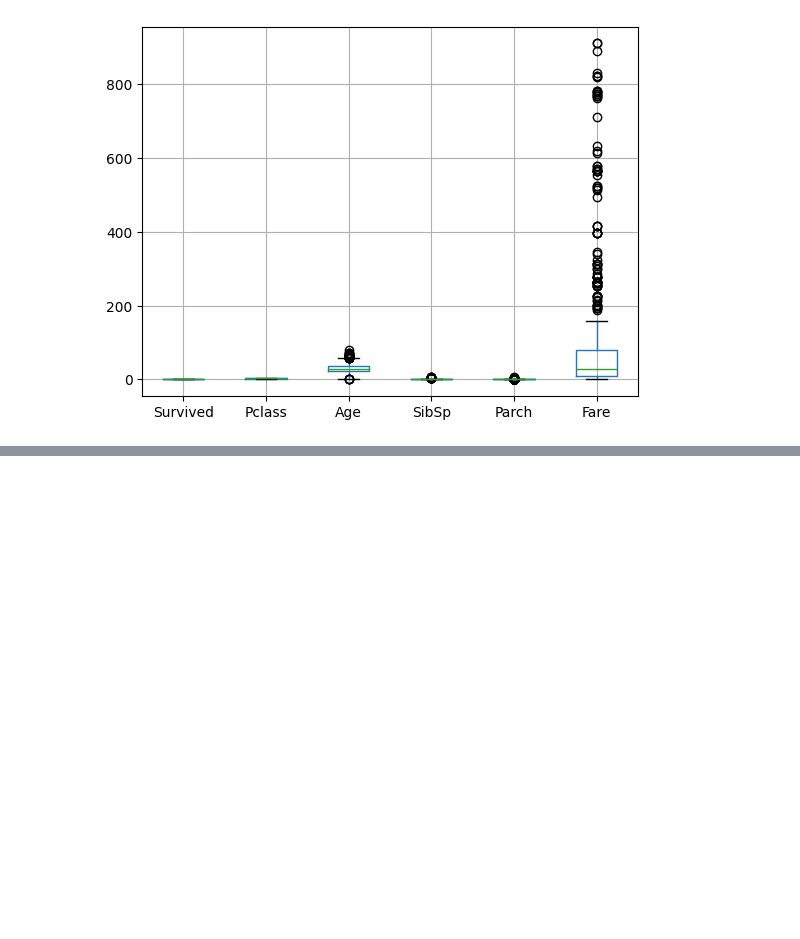
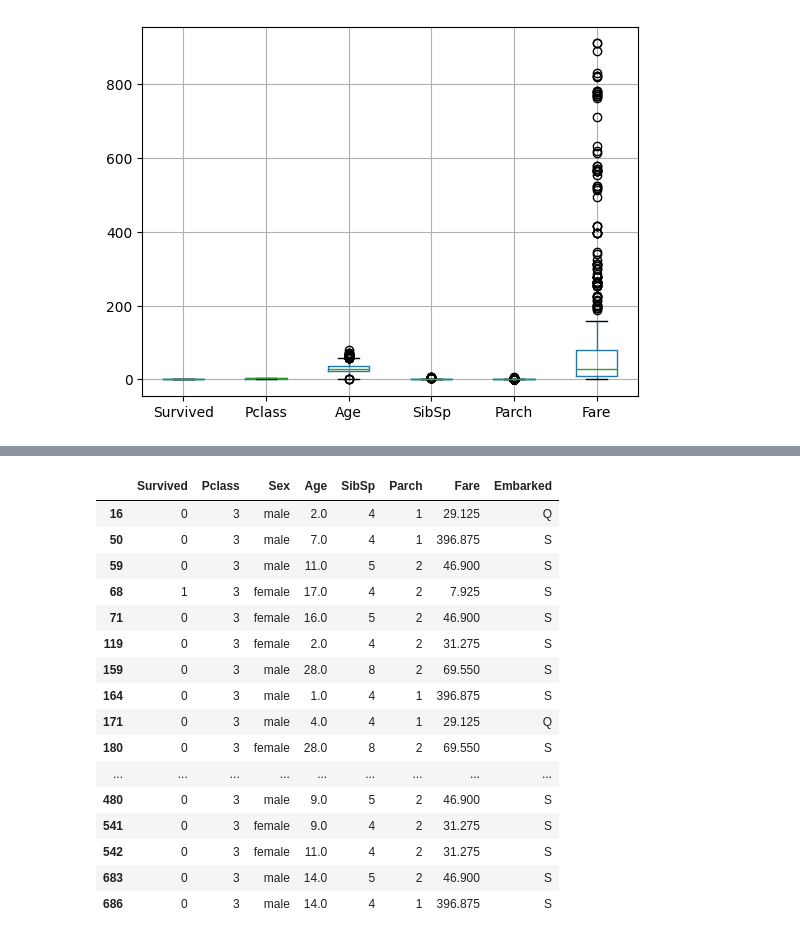
Before and after one commit to Rafluz/Titanic, a Jupyter notebook: praprocesingprecentile.ipynb, the cells around one changed output, grey strips where cells are left out. Saved outputs shown, nothing was run; the diff lists cells and outputs as text; code cells hidden in the pictures; blank space fills up the shorter version.

```diff
--- a/praprocesingprecentile.ipynb
+++ b/praprocesingprecentile.ipynb
@@ -273,0 +317,20 @@ plt.show()
+# %%
+dstitanic[dstitanic['SibSp'] > upper['SibSp']]
+# %% [output]
+|  | Survived | Pclass | Sex | Age | SibSp | Parch | Fare | Embarked |
+| 16 | 0 | 3 | male | 2.0 | 4 | 1 | 29.125 | Q |
+| 50 | 0 | 3 | male | 7.0 | 4 | 1 | 396.875 | S |
+| 59 | 0 | 3 | male | 11.0 | 5 | 2 | 46.900 | S |
+| 68 | 1 | 3 | female | 17.0 | 4 | 2 | 7.925 | S |
+| 71 | 0 | 3 | female | 16.0 | 5 | 2 | 46.900 | S |
+| 119 | 0 | 3 | female | 2.0 | 4 | 2 | 31.275 | S |
+| 159 | 0 | 3 | male | 28.0 | 8 | 2 | 69.550 | S |
+| 164 | 0 | 3 | male | 1.0 | 4 | 1 | 396.875 | S |
+| 171 | 0 | 3 | male | 4.0 | 4 | 1 | 29.125 | Q |
+| 180 | 0 | 3 | female | 28.0 | 8 | 2 | 69.550 | S |
+| ... | ... | ... | ... | ... | ... | ... | ... | ... |
+| 480 | 0 | 3 | male | 9.0 | 5 | 2 | 46.900 | S |
+| 541 | 0 | 3 | female | 9.0 | 4 | 2 | 31.275 | S |
+| 542 | 0 | 3 | female | 11.0 | 4 | 2 | 31.275 | S |
+| 683 | 0 | 3 | male | 14.0 | 5 | 2 | 46.900 | S |
+| 686 | 0 | 3 | male | 14.0 | 4 | 1 | 396.875 | S |
```
Also changed, not shown: parts of 18 cells of this notebook, 2 other files.
